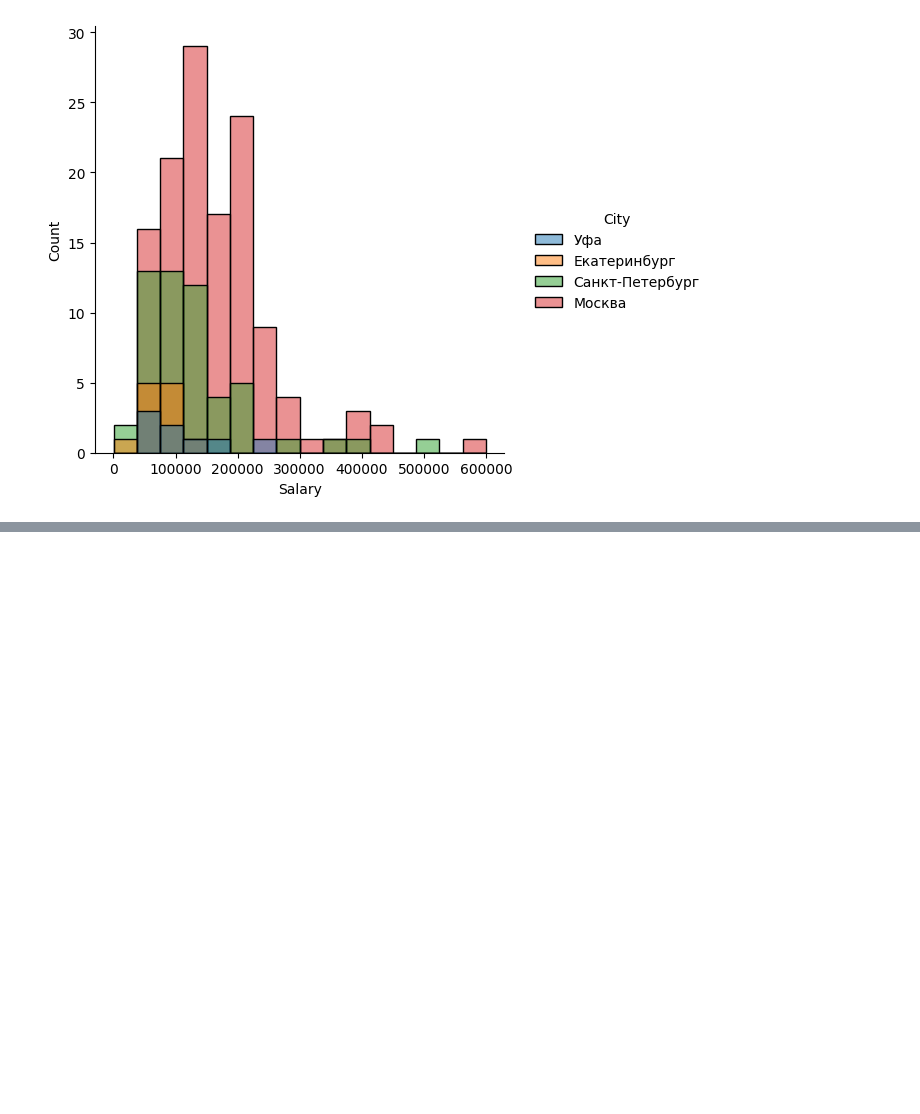
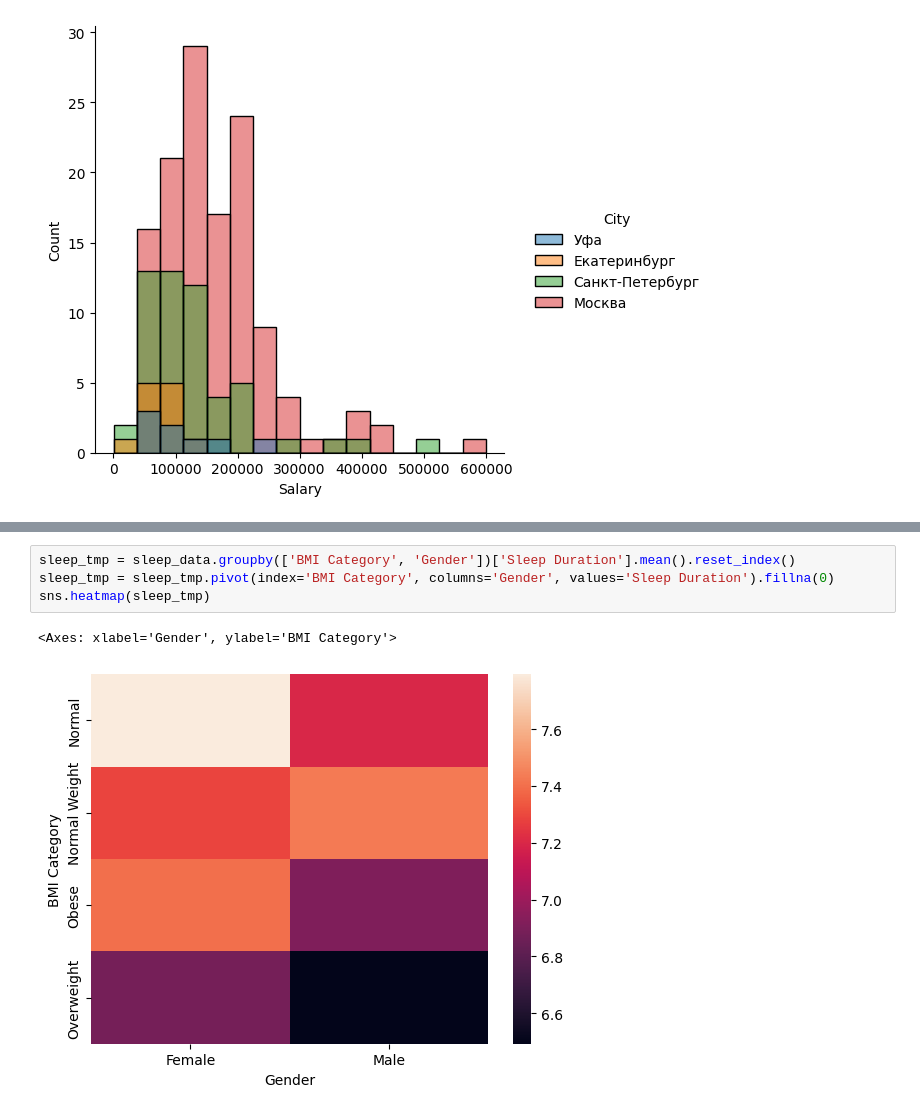
Before and after one commit to Ref-ka/career_guidance, a Jupyter notebook: creer_guidance.ipynb, the cells around one changed output, grey strips where cells are left out. Saved outputs shown, nothing was run; the diff lists cells and outputs as text; blank space fills up the shorter version.

```diff
--- a/creer_guidance.ipynb
+++ b/creer_guidance.ipynb
@@ -100,0 +137,7 @@ sns.catplot(city_data, x='Salary', hue='City')
+# %%
+sleep_tmp = sleep_data.groupby(['BMI Category', 'Gender'])['Sleep Duration'].mean().reset_index()
+sleep_tmp = sleep_tmp.pivot(index='BMI Category', columns='Gender', values='Sleep Duration').fillna(0)
+sns.heatmap(sleep_tmp)
+# %% [output]
+<Axes: xlabel='Gender', ylabel='BMI Category'>
+[figure, added]
```
Also changed, not shown: parts of 9 cells of this notebook.
